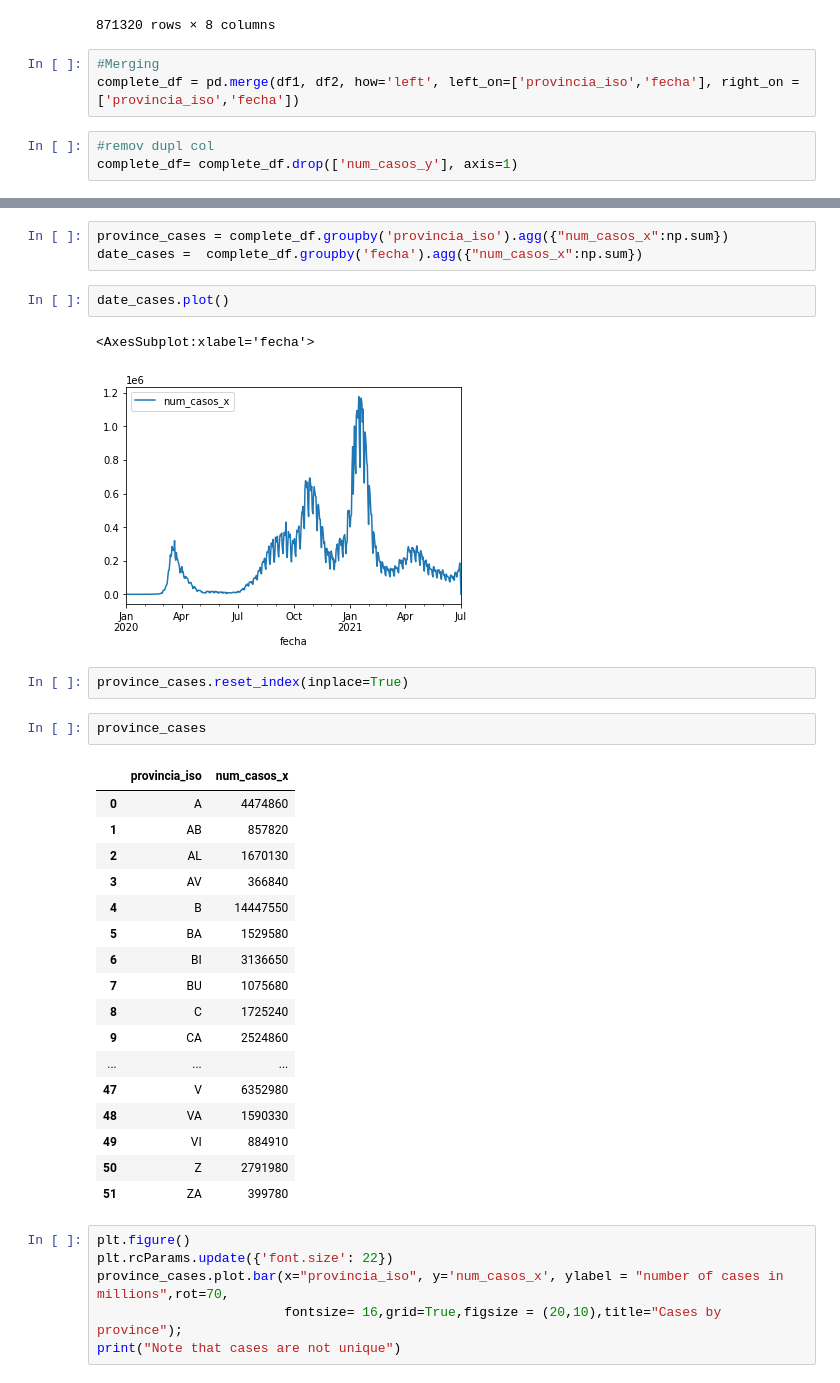
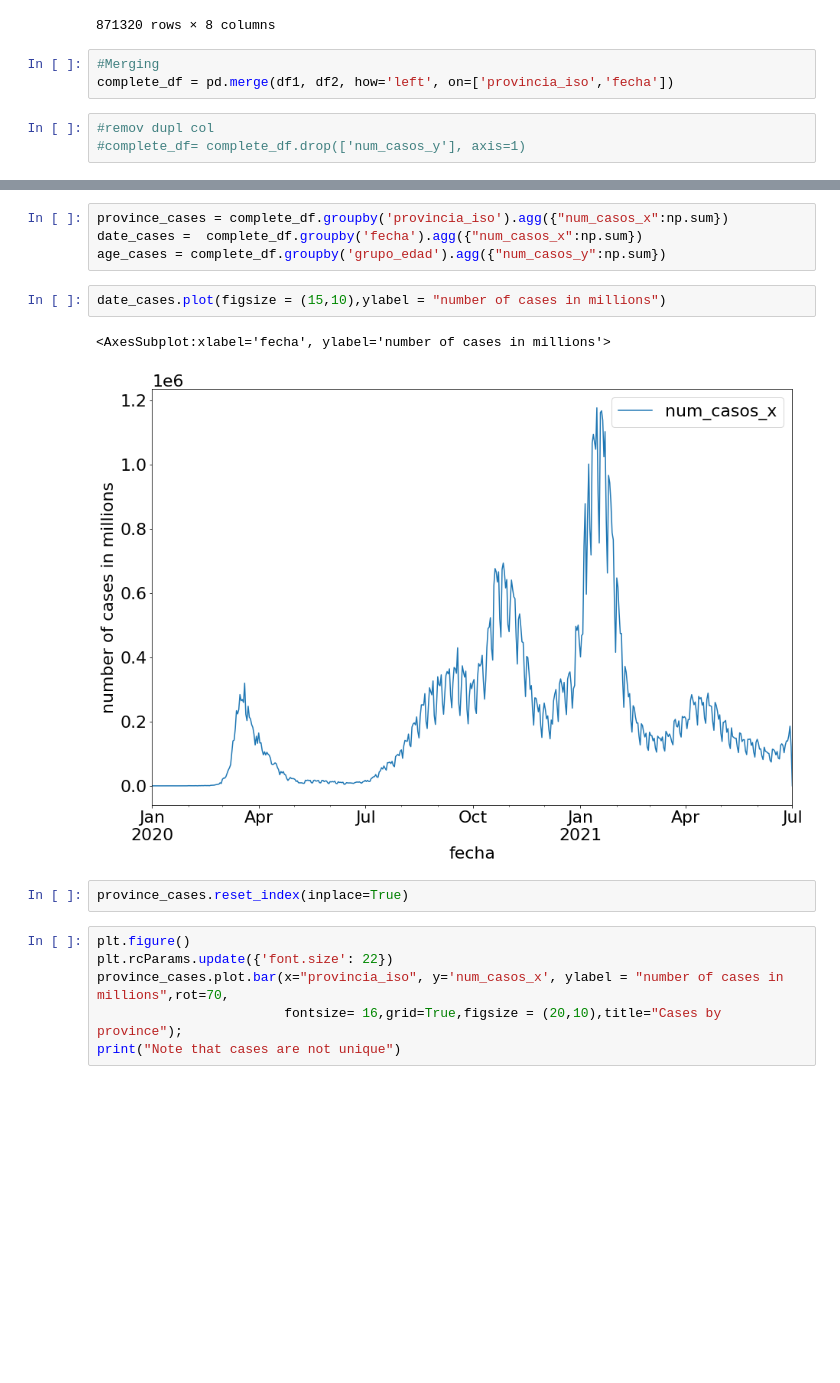
Before and after one commit to Pierre-mulliez1/predict_covid, a Jupyter notebook: EDA.ipynb, the cells around one changed output, grey strips where cells are left out. Saved outputs shown, nothing was run; the diff lists cells and outputs as text; blank space fills up the shorter version.

```diff
--- a/EDA.ipynb
+++ b/EDA.ipynb
@@ -35,7 +35,7 @@ df2
 871320 rows × 8 columns
 # %%
 #Merging
-complete_df = pd.merge(df1, df2, how='left', left_on=['provincia_iso','fecha'], right_on = ['provincia_iso','fecha'])
+complete_df = pd.merge(df1, df2, how='left', on=['provincia_iso','fecha'])
 # %%
 #remov dupl col
-complete_df= complete_df.drop(['num_casos_y'], axis=1)
+#complete_df= complete_df.drop(['num_casos_y'], axis=1)
@@ -71,33 +73,14 @@ array(['A', 'AB', 'AL', 'AV', 'B', 'BA', 'BI', 'BU', 'C', 'CA', 'CC',
 # %%
 province_cases = complete_df.groupby('provincia_iso').agg({"num_casos_x":np.sum})
 date_cases =  complete_df.groupby('fecha').agg({"num_casos_x":np.sum})
+age_cases = complete_df.groupby('grupo_edad').agg({"num_casos_y":np.sum})
-# %%
-date_cases.plot()
-# %% [output]
-<AxesSubplot:xlabel='fecha'>
-[figure, removed]
+# %%
+date_cases.plot(figsize = (15,10),ylabel = "number of cases in millions")
+# %% [output]
+<AxesSubplot:xlabel='fecha', ylabel='number of cases in millions'>
+[figure, added]
 # %%
 province_cases.reset_index(inplace=True)
-# %%
-province_cases
-# %% [output]
-|  | provincia_iso | num_casos_x |
-| 0 | A | 4474860 |
-| 1 | AB | 857820 |
-| 2 | AL | 1670130 |
-| 3 | AV | 366840 |
-| 4 | B | 14447550 |
-| 5 | BA | 1529580 |
-| 6 | BI | 3136650 |
-| 7 | BU | 1075680 |
-| 8 | C | 1725240 |
-| 9 | CA | 2524860 |
-| ... | ... | ... |
-| 47 | V | 6352980 |
-| 48 | VA | 1590330 |
-| 49 | VI | 884910 |
-| 50 | Z | 2791980 |
-| 51 | ZA | 399780 |
 # %%
 plt.figure()
 plt.rcParams.update({'font.size': 22})
```
Also changed, not shown: parts of 15 cells of this notebook, 3 other files.
